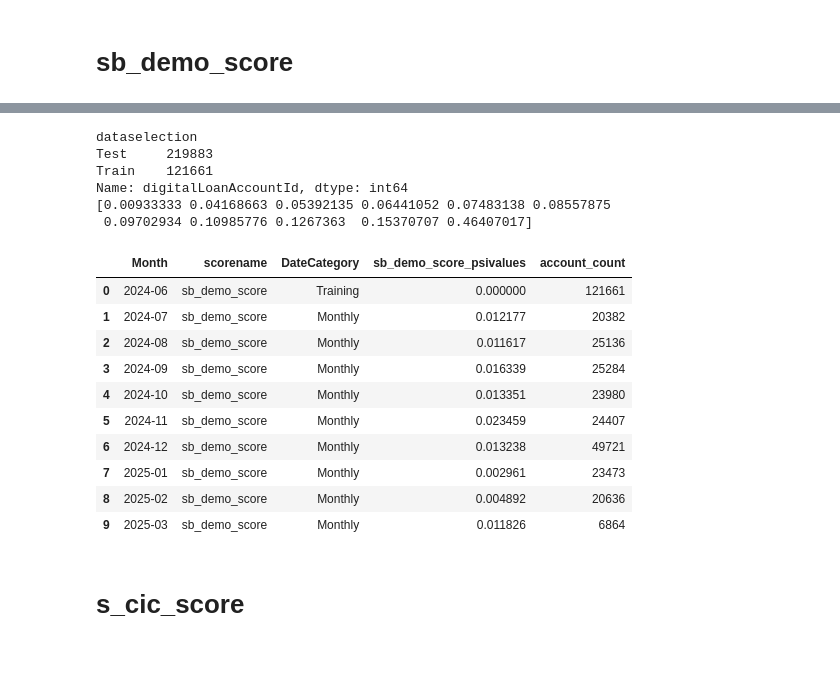
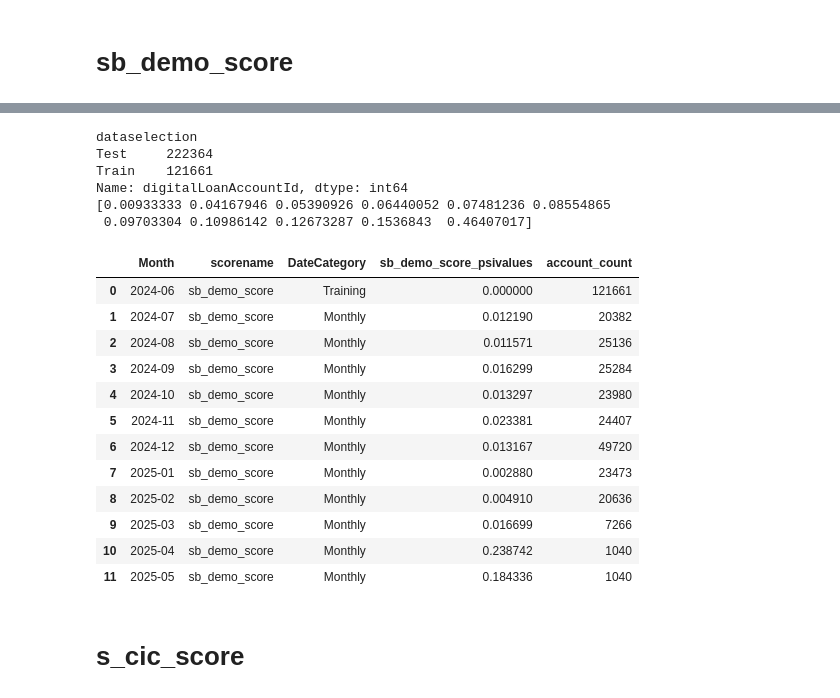
Before and after one commit to dchakroborti-tonik/Model_Monitoring, a Jupyter notebook: PSI Monitoring/PSI_Monitoring_20250501.ipynb, the cells around one changed output, grey strips where cells are left out. Cells and saved outputs as stored; diff of their text form; code cells hidden in the pictures; blank space fills up the shorter version.

```diff
--- a/PSI Monitoring/PSI_Monitoring_20250501.ipynb
+++ b/PSI Monitoring/PSI_Monitoring_20250501.ipynb
@@ -231,7 +231,7 @@ import numpy as np
 from datetime import datetime
 
 # Replace this with your actual DataFrame loading process
-sq = """
+sq = f"""
 with base as
 (select
   a.digitalLoanAccountId,
@@ -243,7 +243,7 @@ with base as
        when date_trunc(a.ln_appln_submit_datetime, day) >= '2024-07-01' then 'Test'
        Else 'Other' end dataselection,
   a.beta_demo_score sb_demo_score,
- from  risk_mart.sil_risk_ds_master_20230101_20250309 a
+ from  {a} a
  where a.ln_loan_applied_flag = 1
  and date_trunc(a.ln_appln_submit_datetime, day) >= '2023-04-01'
  )
@@ -300,45 +300,47 @@ monthly_psi_results.append({
     'DateCategory': 'Training',
     'psivalues': train_psi,
     'account_count': train_df['digitalLoanAccountId'].nunique()  # Add distinct account count
 })
 
 # Calculate monthly PSI for the test set
 for month in sorted(test_df['Application_month'].unique()):
     month_str = month.strftime('%Y-%m')
     month_df = test_df[test_df['Application_month'] == month]
     if not month_df.empty:
         month_psi = calculate_psi_with_bins(month_df['sb_demo_score'], train_decile_bins)
         monthly_psi_results.append({
             'Month': month_str,
             # 'loan_type': month_df['ln_loan_type'].iloc[0],  # Assuming loan_type is consistent in the month
             'scorename': 'sb_demo_score',
             'DateCategory': 'Monthly',
             'psivalues': month_psi,
             'account_count': month_df['digitalLoanAccountId'].nunique()  # Add distinct account count
         })
 
 # Create the output DataFrame
 sb_demo_score_output_df = pd.DataFrame(monthly_psi_results)
 sb_demo_score_output_df.rename(columns={'psivalues':'sb_demo_score_psivalues'}, inplace = True)
 sb_demo_score_output_df
 # %% [output]
 dataselection
-Test     219883
+Test     222364
 Train    121661
 Name: digitalLoanAccountId, dtype: int64
-[0.00933333 0.04168663 0.05392135 0.06441052 0.07483138 0.08557875
- 0.09702934 0.10985776 0.1267363  0.15370707 0.46407017]
+[0.00933333 0.04167946 0.05390926 0.06440052 0.07481236 0.08554865
+ 0.09703304 0.10986142 0.12673287 0.1536843  0.46407017]
 |  | Month | scorename | DateCategory | sb_demo_score_psivalues | account_count |
 | 0 | 2024-06 | sb_demo_score | Training | 0.000000 | 121661 |
-| 1 | 2024-07 | sb_demo_score | Monthly | 0.012177 | 20382 |
-| 2 | 2024-08 | sb_demo_score | Monthly | 0.011617 | 25136 |
-| 3 | 2024-09 | sb_demo_score | Monthly | 0.016339 | 25284 |
-| 4 | 2024-10 | sb_demo_score | Monthly | 0.013351 | 23980 |
-| 5 | 2024-11 | sb_demo_score | Monthly | 0.023459 | 24407 |
-| 6 | 2024-12 | sb_demo_score | Monthly | 0.013238 | 49721 |
-| 7 | 2025-01 | sb_demo_score | Monthly | 0.002961 | 23473 |
-| 8 | 2025-02 | sb_demo_score | Monthly | 0.004892 | 20636 |
-| 9 | 2025-03 | sb_demo_score | Monthly | 0.011826 | 6864 |
+| 1 | 2024-07 | sb_demo_score | Monthly | 0.012190 | 20382 |
+| 2 | 2024-08 | sb_demo_score | Monthly | 0.011571 | 25136 |
+| 3 | 2024-09 | sb_demo_score | Monthly | 0.016299 | 25284 |
+| 4 | 2024-10 | sb_demo_score | Monthly | 0.013297 | 23980 |
+| 5 | 2024-11 | sb_demo_score | Monthly | 0.023381 | 24407 |
+| 6 | 2024-12 | sb_demo_score | Monthly | 0.013167 | 49720 |
+| 7 | 2025-01 | sb_demo_score | Monthly | 0.002880 | 23473 |
+| 8 | 2025-02 | sb_demo_score | Monthly | 0.004910 | 20636 |
+| 9 | 2025-03 | sb_demo_score | Monthly | 0.016699 | 7266 |
+| 10 | 2025-04 | sb_demo_score | Monthly | 0.238742 | 1040 |
+| 11 | 2025-05 | sb_demo_score | Monthly | 0.184336 | 1040 |
 # %% [markdown]
 # s_cic_score
 # %%
```
Also changed, not shown: parts of 20 cells of this notebook, 4 other files.
